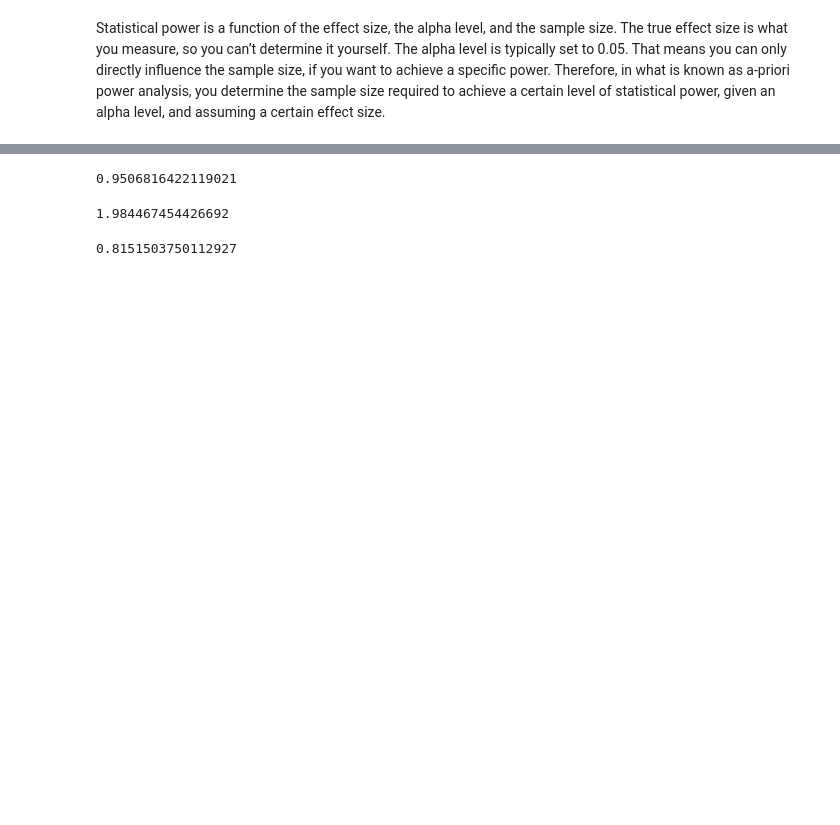
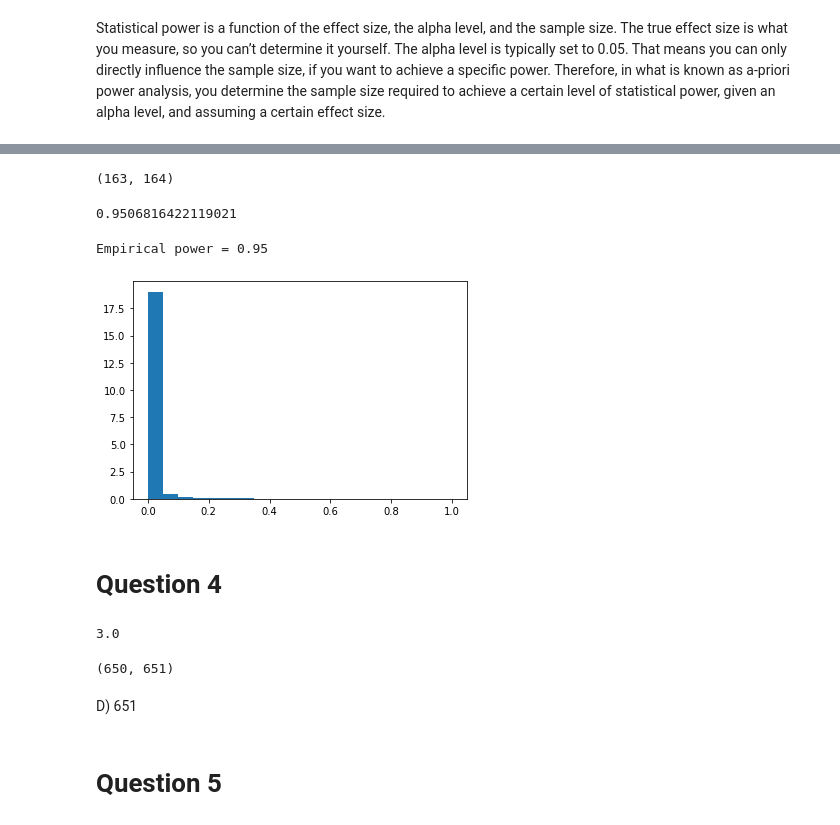
Before and after one commit to bcrestel/coursera_statisticalinferences, a Jupyter notebook: notebooks/week_5_random_variation_and_power_analysis.ipynb, the cells around one changed output, grey strips where cells are left out. Drawn from its saved outputs; the diff is of its cells as text; code cells hidden in the pictures; blank space fills up the shorter version.

```diff
--- a/notebooks/week_5_random_variation_and_power_analysis.ipynb
+++ b/notebooks/week_5_random_variation_and_power_analysis.ipynb
@@ -101 +93,8 @@ t(2*20-2).ppf(0.975)
+# %%
+GPower().run_twogroup_indep_ttest(mean_diff=6,
+                                 std=15,
+                                 alpha_level=0.05,
+                                 target_power=0.95)
+# %% [output]
+(163, 164)
 # %%
@@ -103,6 +102,2 @@ power_twogroup_indep_ttest(mean_diff=6, sample_size=164, std=15, alpha_level=0.0
 # %% [output]
 0.9506816422119021
-# %%
-t(2*50-2).ppf(0.975)
-# %% [output]
-1.984467454426692
@@ -111,5 +104,28 @@ from scipy.stats import nct
-# %%
-distr = nct(df=28, nc=1.0954451150103324)
-distr.cdf(2.048407141795244) - distr.cdf(-2.048407141795244)
-# %% [output]
-0.8151503750112927
+# %%
+pvalues, ax = march_of_the_pvalue(number_simulations=10000,
+                                  mean_diff=6,
+                                  sample_size=164)
+power = np.mean(pvalues < 0.05)
+print(f"Empirical power = {power:.2f}")
+# %% [output]
+Empirical power = 0.95
+[figure, added]
+# %% [markdown]
+# Question 4
+# %%
+# Cohen effect size = mean_diff / std
+mean_diff = 0.2 * 15
+mean_diff
+# %% [output]
+3.0
+# %%
+GPower().run_twogroup_indep_ttest(mean_diff=mean_diff,
+                                 std=15,
+                                 alpha_level=0.05,
+                                 target_power=0.95)
+# %% [output]
+(650, 651)
+# %% [markdown]
+D) 651
+# %% [markdown]
+# Question 5
```
Also changed, not shown: parts of 20 cells of this notebook.
